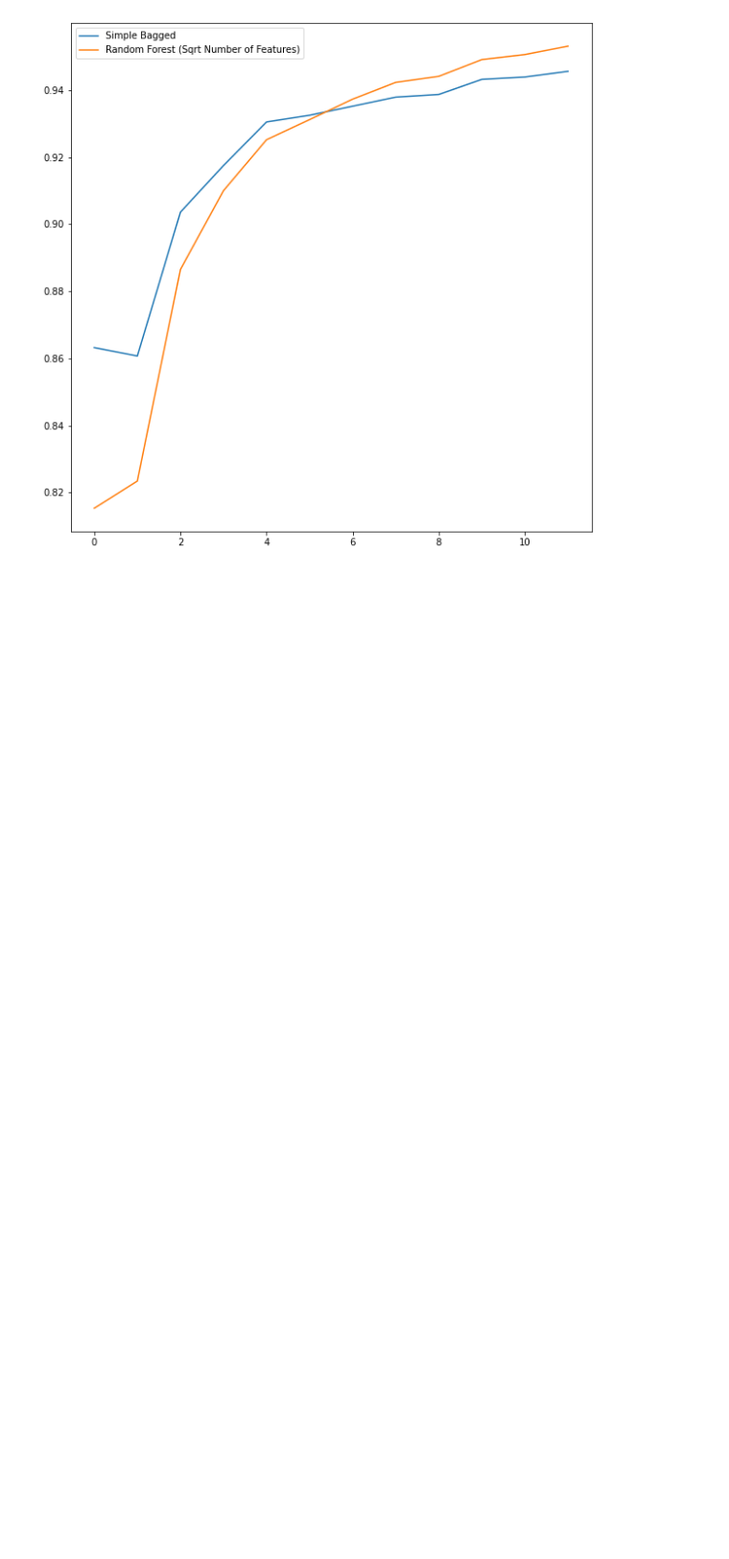
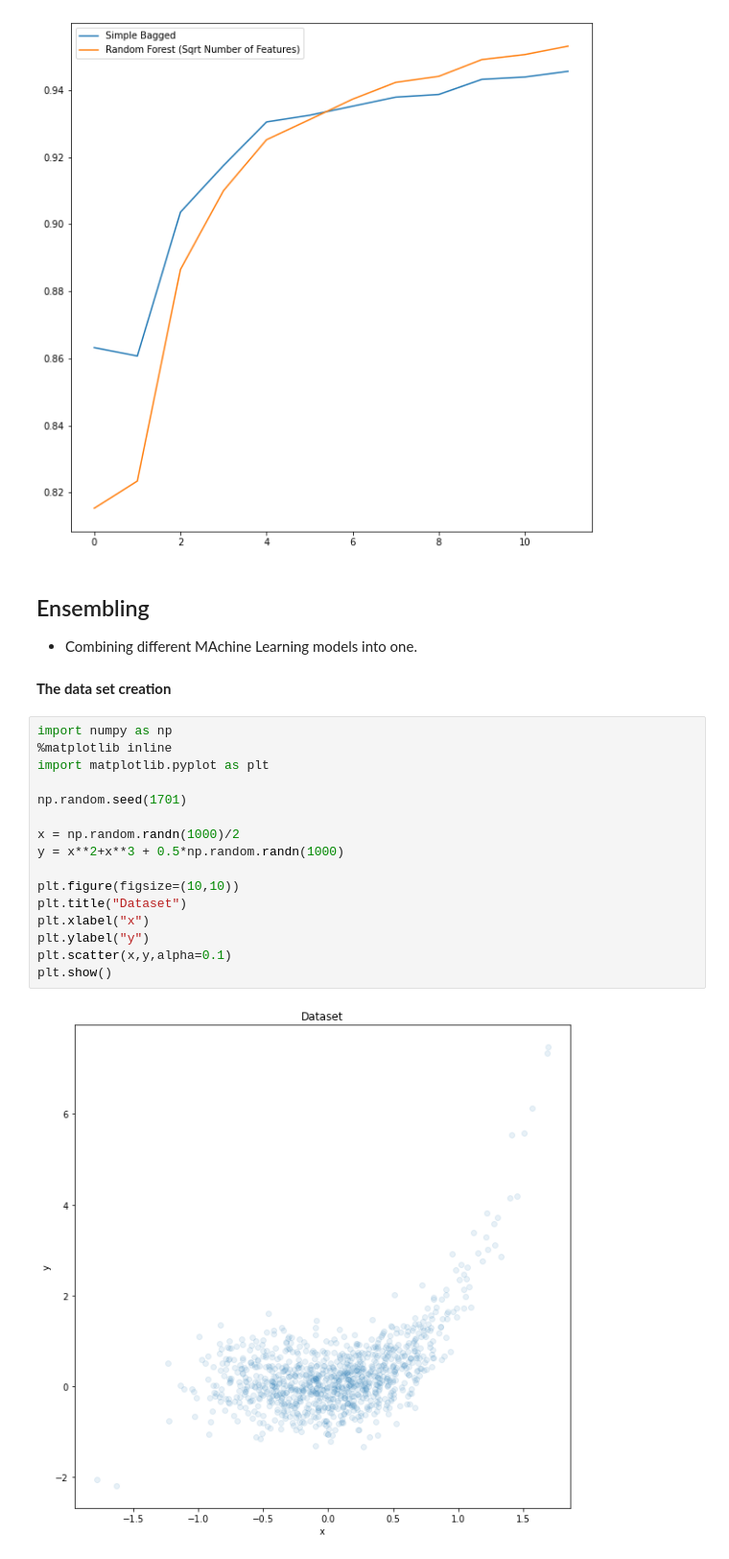
Before and after one commit to loksundar/WowLabZ, a Jupyter notebook: MLday3.ipynb, the cells around one changed output. Shown at 96% size. Drawn from its saved outputs; the diff is of its cells as text; blank space fills up the shorter version.

```diff
--- a/MLday3.ipynb
+++ b/MLday3.ipynb
@@ -196,3 +196,26 @@ plt.legend()
 plt.show()
 # %% [output]
 [figure]
+# %% [markdown]
+## Ensembling
+* Combining different MAchine Learning models into one.<br>
+# %% [markdown]
+<b>The data set creation
+# %%
+import numpy as np
+%matplotlib inline
+import matplotlib.pyplot as plt
+
+np.random.seed(1701)
+
+x = np.random.randn(1000)/2
+y = x**2+x**3 + 0.5*np.random.randn(1000)
+
+plt.figure(figsize=(10,10))
+plt.title("Dataset")
+plt.xlabel("x")
+plt.ylabel("y")
+plt.scatter(x,y,alpha=0.1)
+plt.show()
+# %% [output]
+[figure, added]
```
Also changed, not shown: parts of 10 cells of this notebook.
